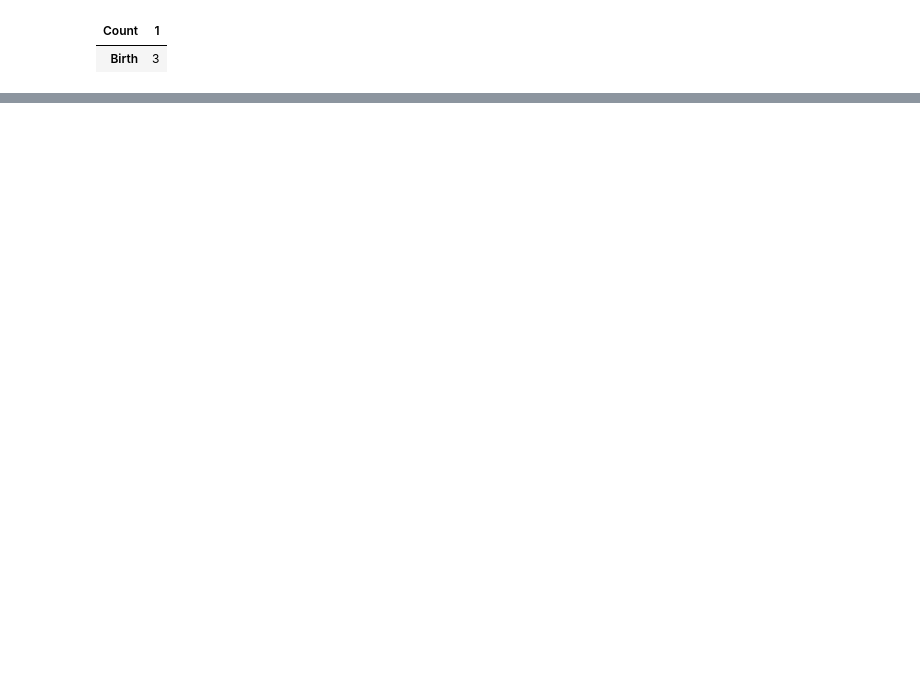
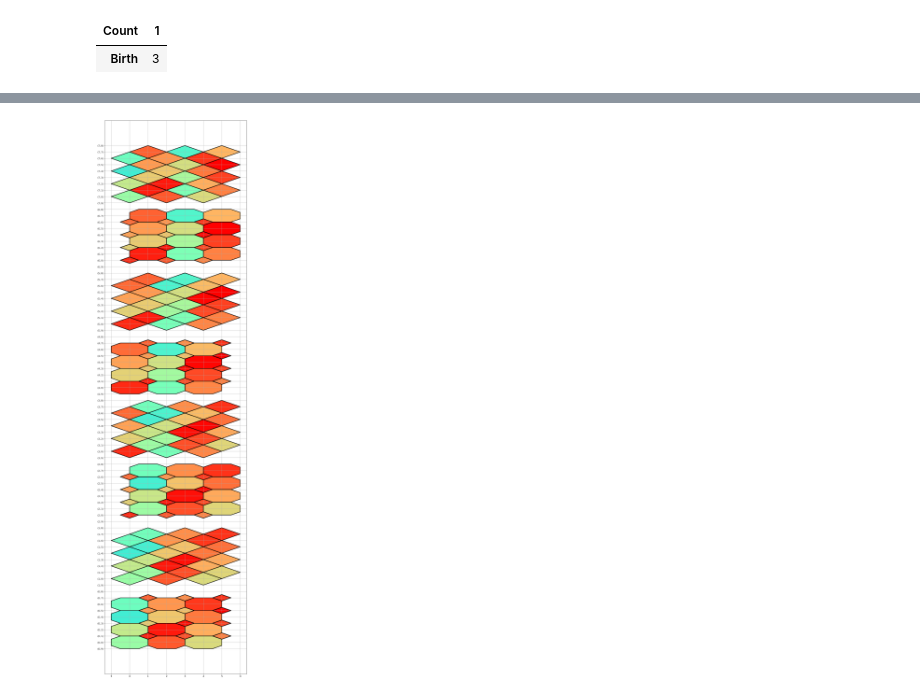
Before and after one commit to zimfv/topological-data-serial-experiments, a Jupyter notebook: Tessellations and FiltredCells.ipynb, the cells around one changed output, grey strips where cells are left out. Drawn from its saved outputs; the diff is of its cells as text; code cells hidden in the pictures; blank space fills up the shorter version.

```diff
--- a/Tessellations and FiltredCells.ipynb
+++ b/Tessellations and FiltredCells.ipynb
@@ -439,0 +255,9 @@ for birth_type in birth_types:
+# %%
+n, m = 3, 4
+k = 2*m
+filtration = np.random.random(n*m*k)
+filtration = np.arange(n*m*k)
+tess = get_bcc_tessellation_on_torus3d(n=n, m=m, filtration=filtration)
+tess.initialize_complex()
+df_gc = tess.get_giant_cycles()
+df_gc
@@ -439,0 +273,10 @@ for birth_type in birth_types:
+# %%
+plt.figure(figsize=(12, 48))
+tess.draw_filtration(colormap='rainbow', edgecolor='black')
+
+plt.yticks(ticks=tess.yticks, labels=tess.ylabels)
+plt.xticks(ticks=np.arange(-1, 2*n + 1), labels=np.arange(-1, 2*n + 1)%(2*n))
+plt.grid(True)
+plt.show()
+# %% [output]
+[figure, added]
```
Also changed, not shown: parts of 24 cells of this notebook, 7 other files.
